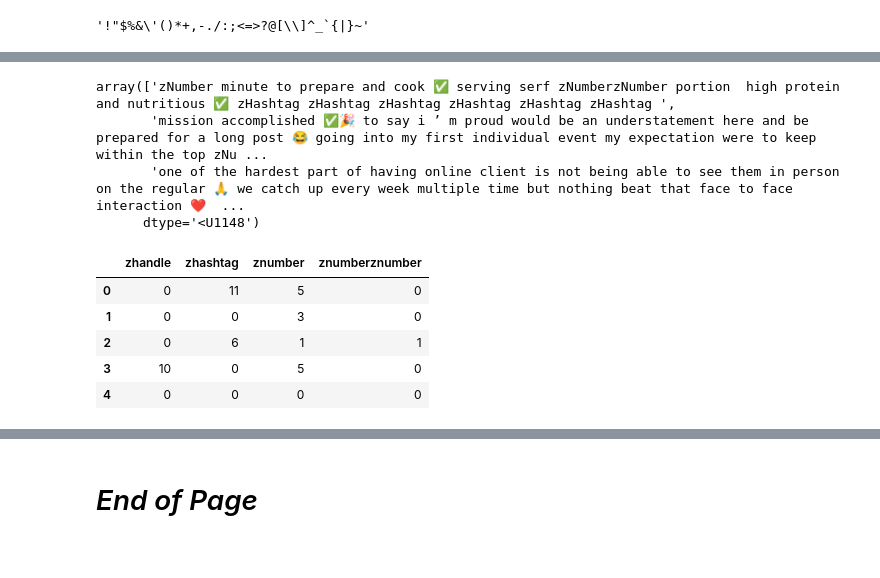
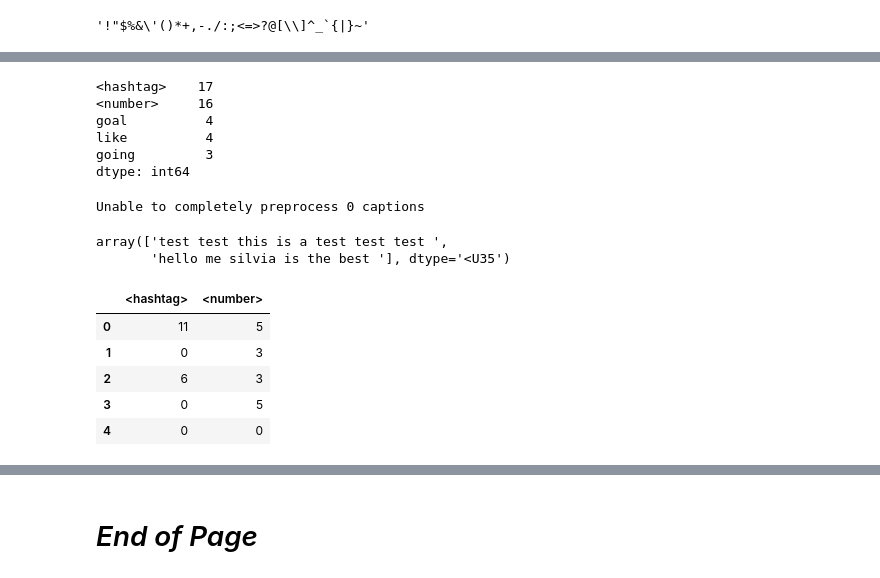
Before and after one commit to silvhua/online-PT-business-KPI, a Jupyter notebook: notebooks/2023-01-26 Instagram data analysis.ipynb, the cells around one changed output, grey strips where cells are left out. Cells and saved outputs as stored; diff of their text form; code cells hidden in the pictures.

```diff
--- a/notebooks/2023-01-26 Instagram data analysis.ipynb
+++ b/notebooks/2023-01-26 Instagram data analysis.ipynb
@@ -386,5 +529,5 @@ Response status code:  400
 # %%
 filename='am_ig_posts_2022-01-25.csv'
 path=r'C:\Users\silvh\OneDrive\lighthouse\portfolio-projects\online-PT-social-media-NLP\data\interim'
-df_test_am = load_csv(filename, path)
+df_test_am = load_csv(filename, path, column1_as_index=True)
 # %% [output]
@@ -403,10 +554,10 @@ df_test_am.tail()
 # %%
 import re
-def process_df_timestamp(df):
+def process_df_timestamp(input_df):
     """
     Convert dates in the json-derived dataframe into different formats.
     """
-    df.reset_index(drop=True, inplace=True)
+    df = input_df.reset_index(drop=True)
     regex_date = r'.+T'
     df['timestamp'] = pd.to_datetime(df['timestamp'])
     df['date'] = df['timestamp'].dt.date
@@ -661,19 +825,28 @@ Length: 174, dtype: int64
-# %%
-preprocess_post_text(df_test_am.tail().copy().loc[47:,'caption'])
-# %% [output]
-array(['zNumber minute to prepare and cook ✅ serving serf zNumberzNumber portion  high protein and nutritious ✅ zHashtag zHashtag zHashtag zHashtag zHashtag zHashtag ',
-       'mission accomplished ✅🎉 to say i ’ m proud would be an understatement here and be prepared for a long post 😂 going into my first individual event my expectation were to keep within the top zNu ...
-       'one of the hardest part of having online client is not being able to see them in person on the regular 🙏 we catch up every week multiple time but nothing beat that face to face interaction ❤️  ...
-      dtype='<U1148')
+# %%
+count_vector.sum().sort_values(ascending=False).head()
+# %% [output]
+<hashtag>    17
+<number>     16
+goal          4
+like          4
+going         3
+dtype: int64
+# %%
+docs = ['test-test this is a test-test-test', 'hello-me silvia-is-the-best']
+preprocess_post_text(docs)
+# %% [output]
+Unable to completely preprocess 0 captions
+array(['test test this is a test test test ',
+       'hello me silvia is the best '], dtype='<U35')
 # %%
-count_vector.filter(regex='z.+')
+count_vector.filter(regex='<.+>')
 # %% [output]
-|  | zhandle | zhashtag | znumber | znumberznumber |
-| 0 | 0 | 11 | 5 | 0 |
-| 1 | 0 | 0 | 3 | 0 |
-| 2 | 0 | 6 | 1 | 1 |
-| 3 | 10 | 0 | 5 | 0 |
-| 4 | 0 | 0 | 0 | 0 |
+|  | <hashtag> | <number> |
+| 0 | 11 | 5 |
+| 1 | 0 | 3 |
+| 2 | 6 | 3 |
+| 3 | 0 | 5 |
+| 4 | 0 | 0 |
 # %%
 [a for a in count_vector.columns]
 # %% [output]
```
Also changed, not shown: parts of 27 cells of this notebook.
